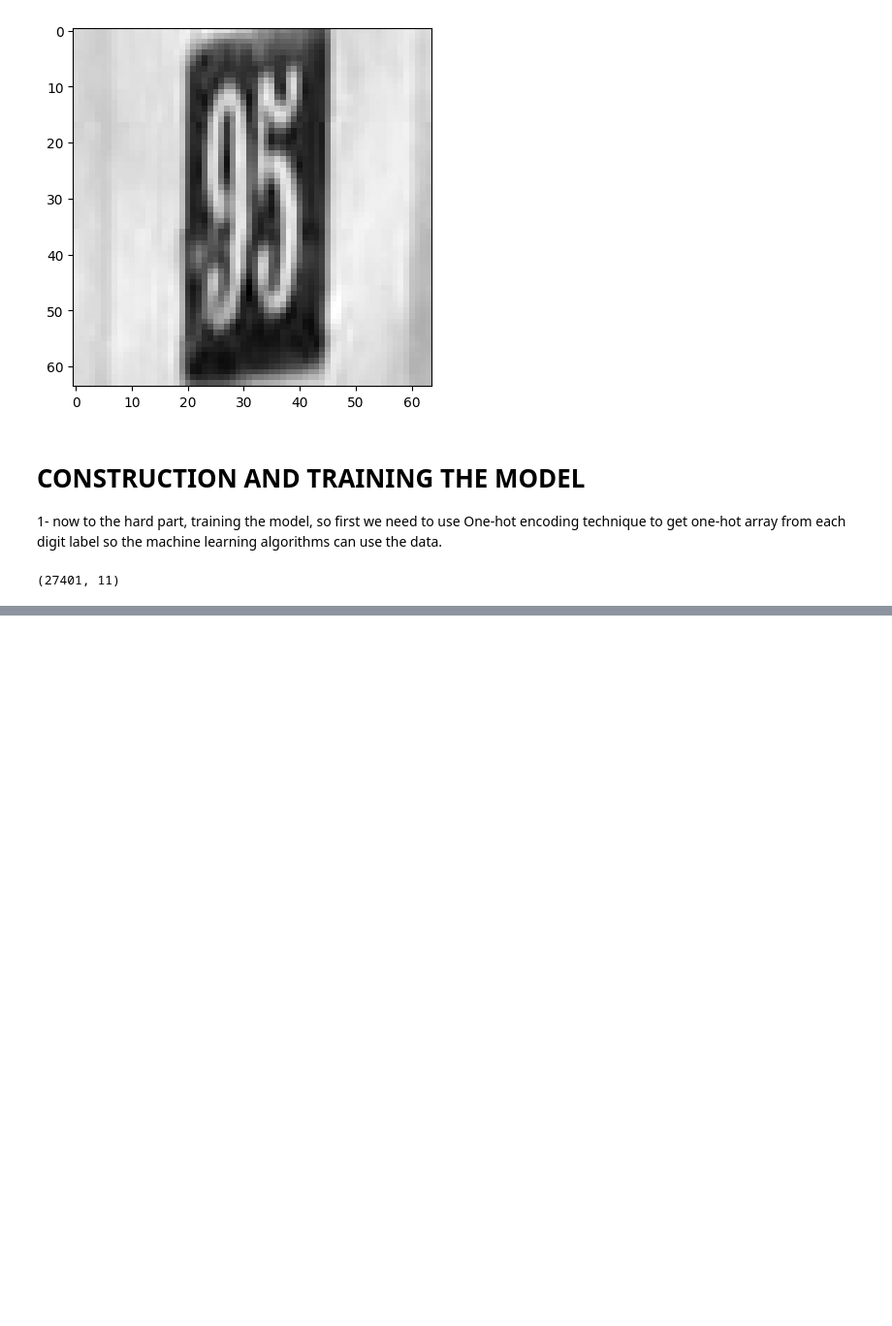
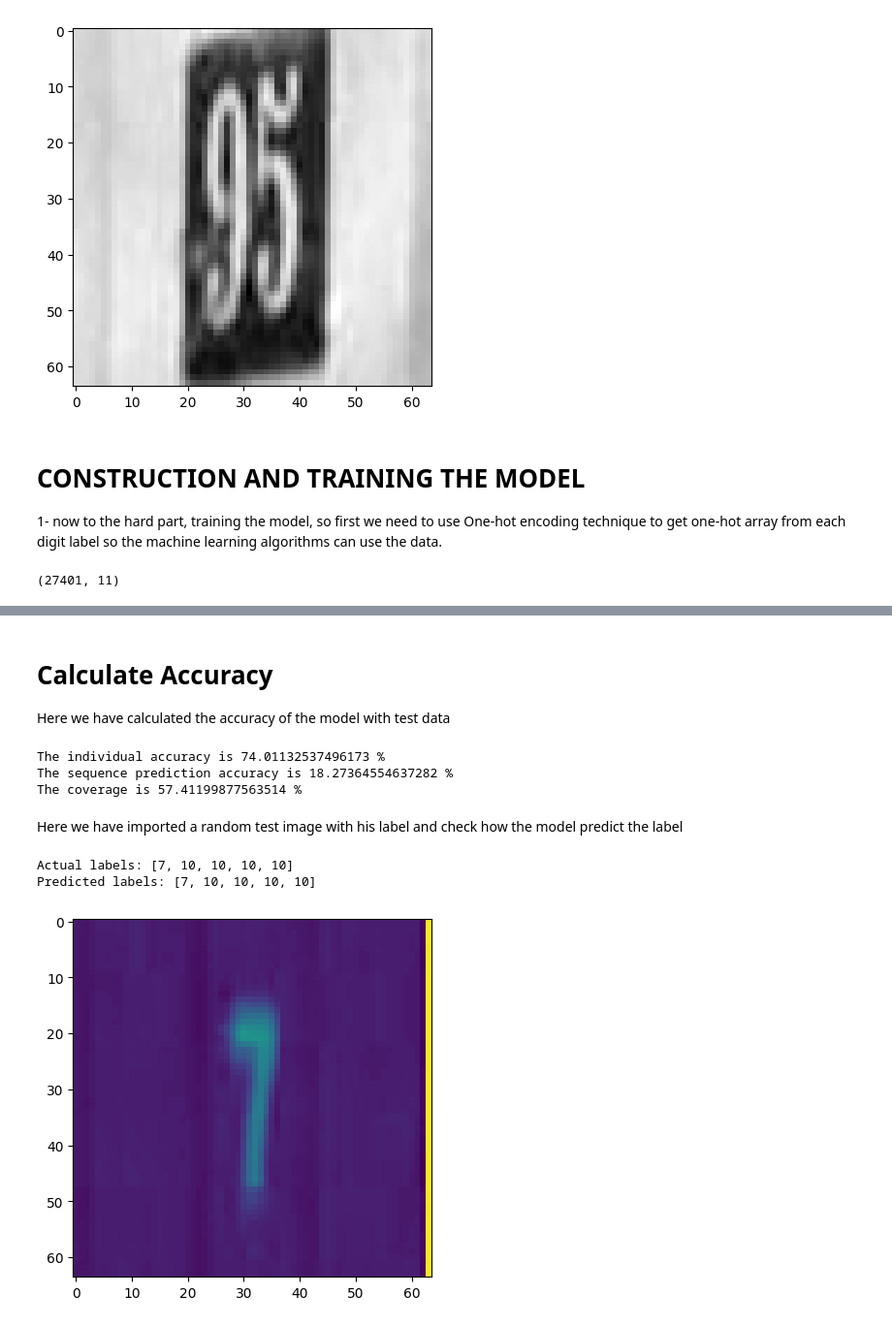
Before and after one commit to RayanFarhat/DeepLearning-Multi-Digit-Recognition-System, a Jupyter notebook: project.ipynb, the cells around one changed output, grey strips where cells are left out. Shown at 97% size. Cells and saved outputs as stored; diff of their text form; code cells hidden in the pictures; blank space fills up the shorter version.

```diff
--- a/project.ipynb
+++ b/project.ipynb
@@ -275,0 +437,8 @@ print(np.shape(train_labels[0]))
+# %%
+predictions = model.predict(test_images)
+print(np.shape(predictions))
+print(len(predictions[0]))
+
+print(np.shape(test_labels))
+print(predictions[0][0])
+print(np.argmax(predictions[0][0]))
@@ -275,0 +454,61 @@ print(np.shape(train_labels[0]))
+# %% [markdown]
+# Calculate Accuracy
+
+Here we have calculated the accuracy of the model with test data
+# %%
+def calculate_acc(predictions,real_labels):
+
+    individual_counter = 0
+    global_sequence_counter = 0
+    coverage_counter = 0
+    confidence = 0.7
+    for i in range(0,len(predictions[0])):
+        # Reset sequence counter at the start of each image
+        sequence_counter = 0
+
+        for j in range(0,5):
+
+            if np.argmax(predictions[j][i]) == np.argmax(real_labels[j][i]):
+                individual_counter += 1
+                sequence_counter += 1
+            if predictions[j][i][np.argmax(predictions[j][i])] >= confidence:
+                coverage_counter += 1
+
+        if sequence_counter == 5:
+            global_sequence_counter += 1
+
+    ind_accuracy = individual_counter / float(len(predictions[0]) * 5)
+    global_accuracy = global_sequence_counter / float(len(predictions[0]))
+    coverage = coverage_counter / float(len(predictions[0]) * 5)
+
+    return ind_accuracy,global_accuracy, coverage
+
+ind_acc, glob_acc, coverage = calculate_acc(predictions, test_labels)
+print("The individual accuracy is {} %".format(ind_acc * 100))
+print("The sequence prediction accuracy is {} %".format(glob_acc * 100))
+print("The coverage is {} %".format(coverage * 100))
+# %% [output]
+The individual accuracy is 74.01132537496173 %
+The sequence prediction accuracy is 18.27364554637282 %
+The coverage is 57.41199877563514 %
+# %% [markdown]
+Here we have imported a random test image with his label and check how the model predict the label
+# %%
+import random
+
+for i in random.sample(range(0,10000),1):
+
+    actual_labels = []
+    predicted_labels = []
+    plt.figure()
+    plt.imshow(test_dataset[i])
+    for j in range(0,5):
+        actual_labels.append(np.argmax(test_labels[j][i]))
+        predicted_labels.append(np.argmax(predictions[j][i]))
+
+    print("Actual labels: {}".format(actual_labels))
+    print("Predicted labels: {}\n".format(predicted_labels))
+# %% [output]
+Actual labels: [7, 10, 10, 10, 10]
+Predicted labels: [7, 10, 10, 10, 10]
+[figure, added]
```
Also changed, not shown: parts of 8 cells of this notebook.
